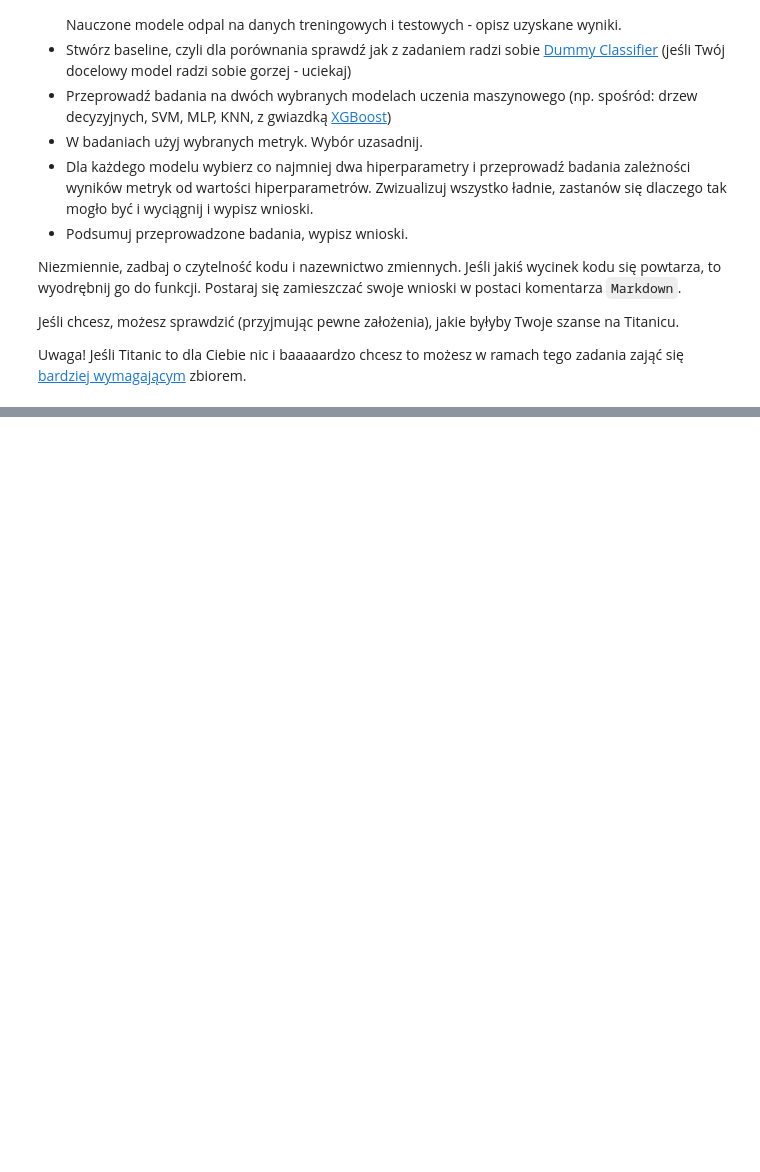
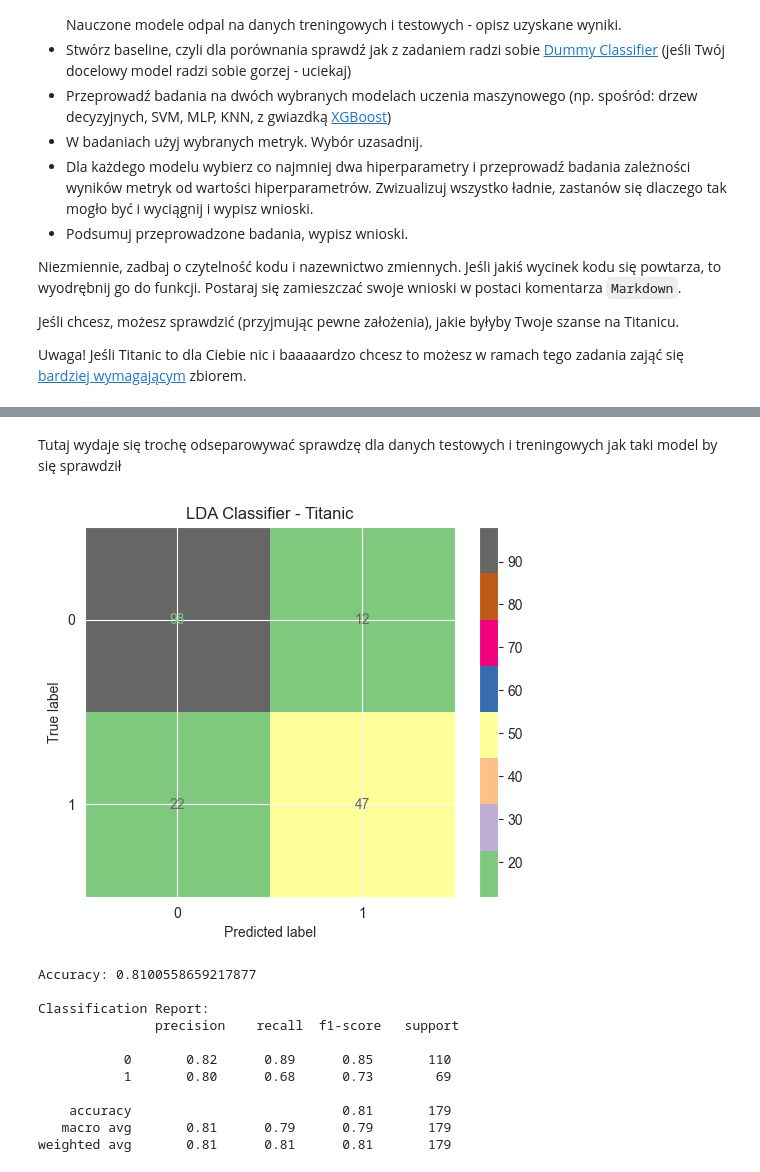
Before and after one commit to Solvro/ml-wakacyjne-wyzwanie-2025, a Jupyter notebook: 2_ml/ML_zadanie.ipynb, the cells around one changed output, grey strips where cells are left out. Drawn from its saved outputs; the diff is of its cells as text; code cells hidden in the pictures; blank space fills up the shorter version.

```diff
--- a/2_ml/ML_zadanie.ipynb
+++ b/2_ml/ML_zadanie.ipynb
@@ -50,0 +184,31 @@ array([nan, 'C', 'E', 'G', 'D', 'A', 'B', 'F', 'T'], dtype=object)
+# %% [markdown]
+Tutaj wydaje się trochę odseparowywać sprawdzę dla danych testowych i treningowych jak taki model by się sprawdził
+# %%
+lda = LinearDiscriminantAnalysis(n_components=1)
+lda.fit(x_train, y_train)
+
+y_pred = lda.predict(x_test)
+
+
+cm = confusion_matrix(y_test, y_pred)
+disp = ConfusionMatrixDisplay(confusion_matrix=cm, display_labels=lda.classes_)
+disp.plot(cmap="Accent")
+plt.title("LDA Classifier - Titanic")
+plt.show()
+
+
+print("Accuracy:", accuracy_score(y_test, y_pred))
+print("\nClassification Report:\n", classification_report(y_test, y_pred))
+# %% [output]
+[figure, added]
+Accuracy: 0.8100558659217877
+
+Classification Report:
+               precision    recall  f1-score   support
+
+           0       0.82      0.89      0.85       110
+           1       0.80      0.68      0.73        69
+
+    accuracy                           0.81       179
+   macro avg       0.81      0.79      0.79       179
+weighted avg       0.81      0.81      0.81       179
```
Also changed, not shown: parts of 48 cells of this notebook, 1 other file.
